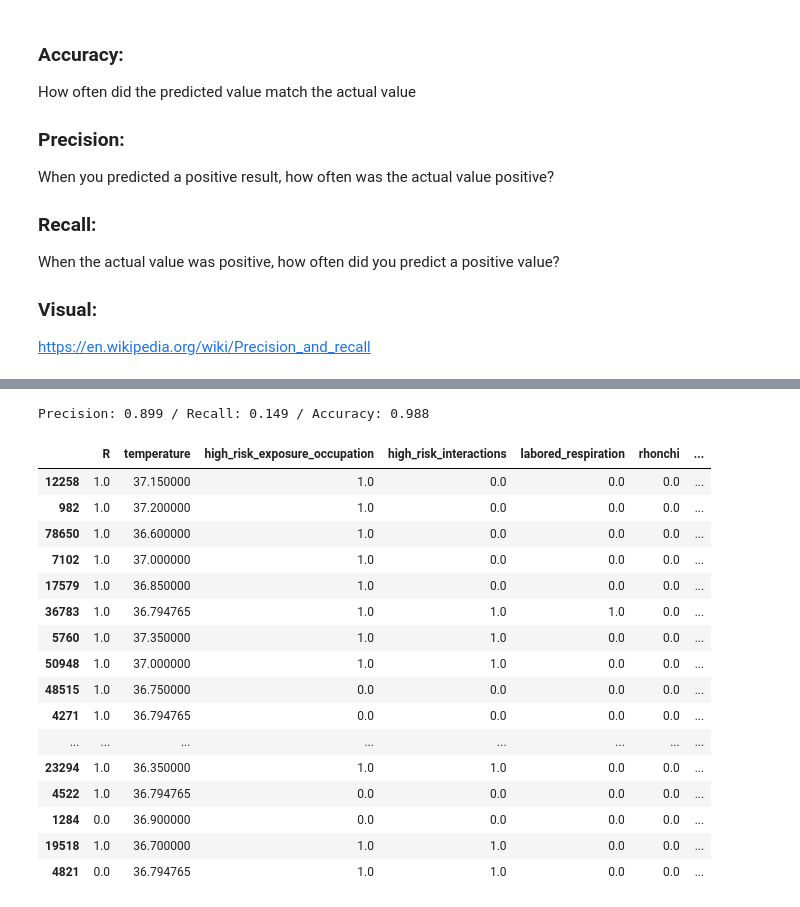
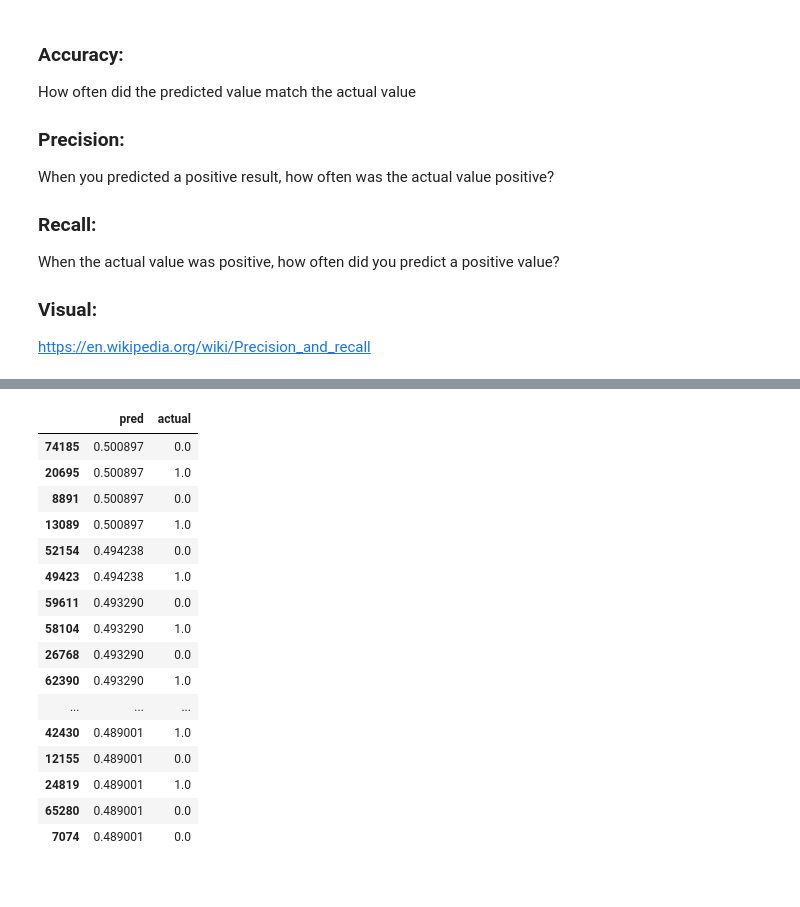
Before and after one commit to geoffswc/Covid-Test-Predictions, a Jupyter notebook: rf-estimates.ipynb, the cells around one changed output, grey strips where cells are left out. Saved outputs shown, nothing was run; the diff lists cells and outputs as text; code cells hidden in the pictures.

Commit message:
show prob and threshold for rf

```diff
--- a/rf-estimates.ipynb
+++ b/rf-estimates.ipynb
@@ -209,2 +228,2 @@ symptom_gb = GradientBoostingClassifier(n_estimators=150, max_depth=11)
 # %%
-model_gb = symptom_gb.fit(df_symptoms.iloc[:, 2:-1], df_symptoms['R'])
+y_pred_proba = symptom_clf.predict_proba(df_symptoms.iloc[:, 2:-1])
@@ -213,6 +229,0 @@ y_pred = model_gb.predict(df_symptoms.iloc[:, 2:-1])
-# %%
-precision, recall, fscore, train_support = score(df_symptoms['R'], y_pred, pos_label=1, average='binary')
-print('Precision: {} / Recall: {} / Accuracy: {}'.format(
-    round(precision, 3), round(recall, 3), round((y_pred==df_symptoms['R']).sum()/len(y_pred), 3)))
-# %% [output]
-Precision: 0.899 / Recall: 0.149 / Accuracy: 0.988
@@ -221,3 +230,3 @@ y_pred = symptom_clf.predict_proba(df_symptoms.iloc[:, 2:-1])
 # %%
 # find a few with positive scores
-df_symptoms['predicted'] = [i[1] for i in y_pred]
+df_pred = pd.DataFrame({'pred': [i[1] for i in y_pred_proba], 'actual': df_symptoms['R']})
@@ -226,20 +233,21 @@ pd.set_option('display.max_rows', None)
-# %%
-df_symptoms.sort_values(['predicted'],ascending=[0]).head(10)
-# %% [output]
-|  | R | temperature | high_risk_exposure_occupation | high_risk_interactions | labored_respiration | rhonchi | ... |
-| 12258 | 1.0 | 37.150000 | 1.0 | 0.0 | 0.0 | 0.0 | ... |
-| 982 | 1.0 | 37.200000 | 1.0 | 0.0 | 0.0 | 0.0 | ... |
-| 78650 | 1.0 | 36.600000 | 1.0 | 0.0 | 0.0 | 0.0 | ... |
-| 7102 | 1.0 | 37.000000 | 1.0 | 0.0 | 0.0 | 0.0 | ... |
-| 17579 | 1.0 | 36.850000 | 1.0 | 0.0 | 0.0 | 0.0 | ... |
-| 36783 | 1.0 | 36.794765 | 1.0 | 1.0 | 1.0 | 0.0 | ... |
-| 5760 | 1.0 | 37.350000 | 1.0 | 1.0 | 0.0 | 0.0 | ... |
-| 50948 | 1.0 | 37.000000 | 1.0 | 1.0 | 0.0 | 0.0 | ... |
-| 48515 | 1.0 | 36.750000 | 0.0 | 0.0 | 0.0 | 0.0 | ... |
-| 4271 | 1.0 | 36.794765 | 0.0 | 0.0 | 0.0 | 0.0 | ... |
-| ... | ... | ... | ... | ... | ... | ... | ... |
-| 23294 | 1.0 | 36.350000 | 1.0 | 1.0 | 0.0 | 0.0 | ... |
-| 4522 | 1.0 | 36.794765 | 0.0 | 0.0 | 0.0 | 0.0 | ... |
-| 1284 | 0.0 | 36.900000 | 0.0 | 0.0 | 0.0 | 0.0 | ... |
-| 19518 | 1.0 | 36.700000 | 1.0 | 1.0 | 0.0 | 0.0 | ... |
-| 4821 | 0.0 | 36.794765 | 1.0 | 1.0 | 0.0 | 0.0 | ... |
+# %%
+# look at the current threshold of .50, should we move it?
+df_pred.sort_values(['pred'], ascending=[0])[200:220]
+# %% [output]
+|  | pred | actual |
+| 74185 | 0.500897 | 0.0 |
+| 20695 | 0.500897 | 1.0 |
+| 8891 | 0.500897 | 0.0 |
+| 13089 | 0.500897 | 1.0 |
+| 52154 | 0.494238 | 0.0 |
+| 49423 | 0.494238 | 1.0 |
+| 59611 | 0.493290 | 0.0 |
+| 58104 | 0.493290 | 1.0 |
+| 26768 | 0.493290 | 0.0 |
+| 62390 | 0.493290 | 1.0 |
+| ... | ... | ... |
+| 42430 | 0.489001 | 1.0 |
+| 12155 | 0.489001 | 0.0 |
+| 24819 | 0.489001 | 1.0 |
+| 65280 | 0.489001 | 0.0 |
+| 7074 | 0.489001 | 0.0 |
```
Also changed, not shown: parts of 19 cells of this notebook.
